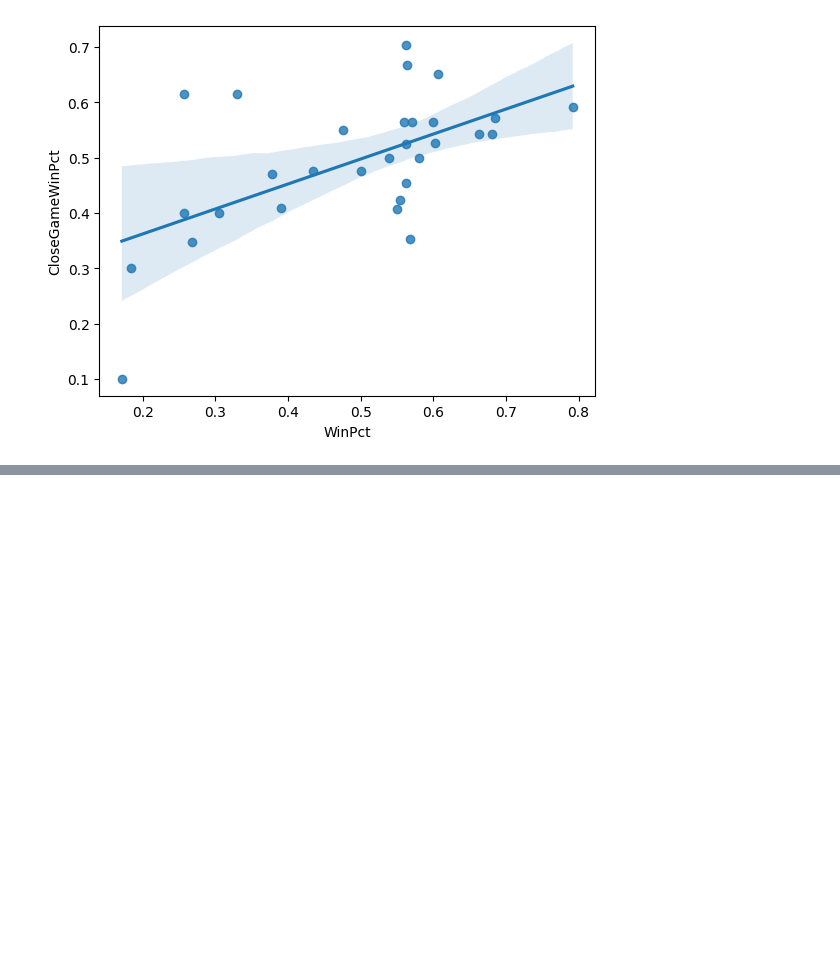
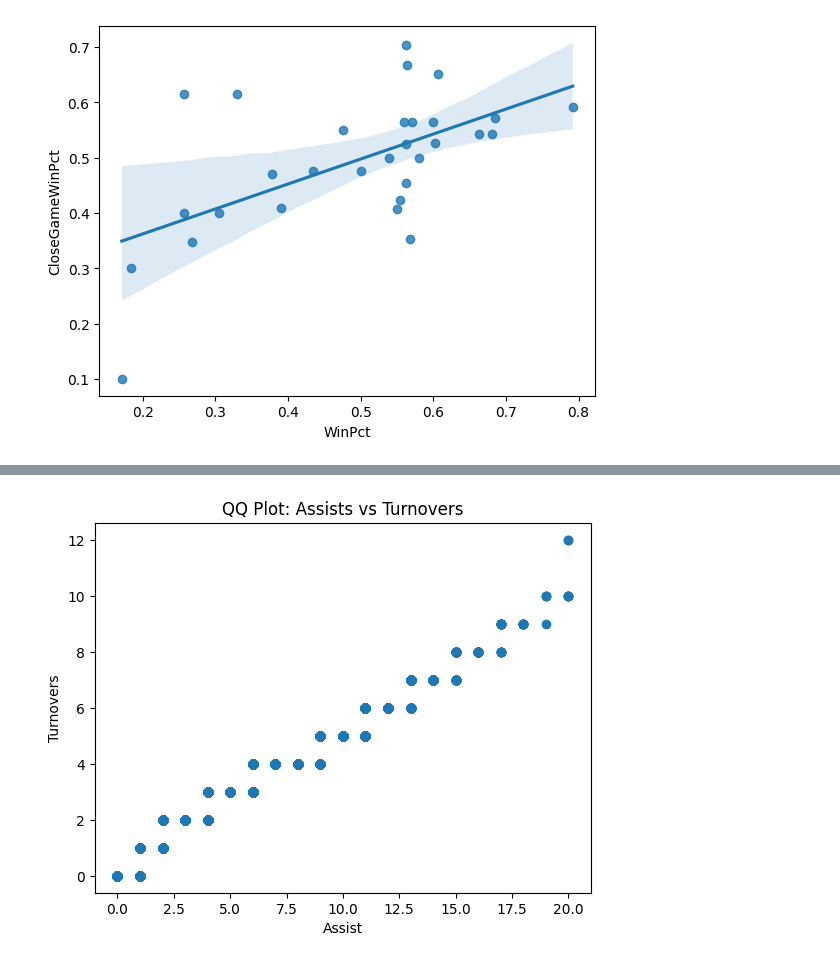
Before and after one commit to jordanranji/Data-Mining-Group-Project, a Jupyter notebook: Milestone 2/summary_statistics.ipynb, the cells around one changed output, grey strips where cells are left out. Cells and saved outputs as stored; diff of their text form; code cells hidden in the pictures; blank space fills up the shorter version.

```diff
--- a/Milestone 2/summary_statistics.ipynb
+++ b/Milestone 2/summary_statistics.ipynb
@@ -25,0 +161,15 @@ WinPct                   0.57977  1.00000
+# %%
+#Second assists vs turnovers
+
+x = boxscore["AST"]
+y = boxscore["TOV"]
+
+x = np.sort(x)
+y = np.sort(y)
+plt.scatter(x, y)
+plt.title("QQ Plot: Assists vs Turnovers")
+plt.xlabel("Assist")
+plt.ylabel("Turnovers")
+plt.show()
+# %% [output]
+[figure, added]
```
Also changed, not shown: parts of 12 cells of this notebook, 35 other files.
